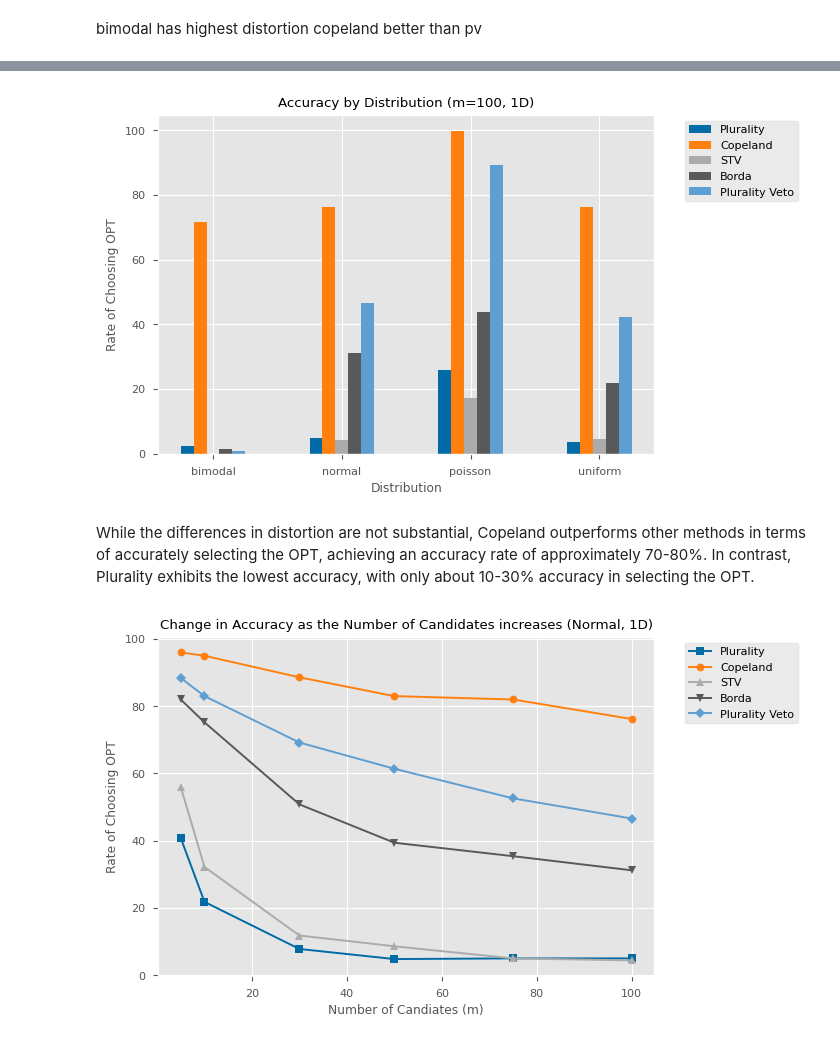
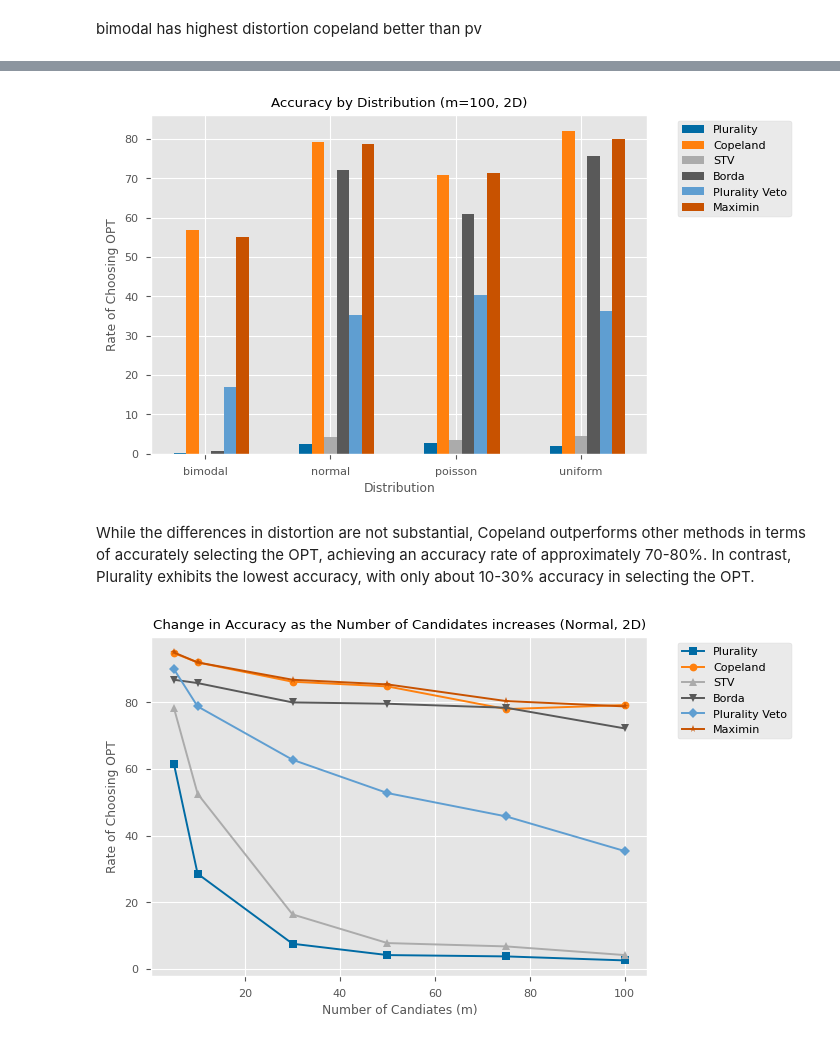
Before and after one commit to JohnAsaro/voting-distortion-maximin-rule, a Jupyter notebook: Visualization2D_with_maximin.ipynb, the cells around one changed output, grey strips where cells are left out. Drawn from its saved outputs; the diff is of its cells as text; code cells hidden in the pictures.

```diff
--- a/Visualization2D_with_maximin.ipynb
+++ b/Visualization2D_with_maximin.ipynb
@@ -780,32 +780,32 @@ plt.show()
 # %%
 # Extract the data
 distribution = accuracy_by_distribution_m100["Distribution"]
 
 # Set the width of each bar
 bar_width = 0.1
 
 # Define x-axis positions for the bars
 x = np.arange(len(distribution))
 
 # Create the bar plots for each distortion metric
 plt.bar(x - 2 * bar_width, accuracy_by_distribution_m100["Plurality_percentage"], width=bar_width, label="Plurality")
 plt.bar(x - bar_width, accuracy_by_distribution_m100["Copeland_percentage"], width=bar_width, label="Copeland")
 plt.bar(x, accuracy_by_distribution_m100["STV_percentage"], width=bar_width, label="STV")
 plt.bar(x + bar_width, accuracy_by_distribution_m100["Borda_percentage"], width=bar_width, label="Borda")
 # plt.bar(x + 2 * bar_width, accuracy_by_distribution_m10["STAR_percentage"], width=bar_width, label="STAR")
 plt.bar(x + 2 * bar_width, accuracy_by_distribution_m100["PluralityVeto_percentage"], width=bar_width, label="Plurality Veto")
-plt.bar(x + 4 * bar_width, accuracy_by_distribution_m100["Maximin_percentage"], width=bar_width, label="Maximin")
+plt.bar(x + 3 * bar_width, accuracy_by_distribution_m100["Maximin_percentage"], width=bar_width, label="Maximin")
 
 # Customize the plot
 plt.xlabel("Distribution")
 plt.ylabel("Rate of Choosing OPT")
-plt.title("Accuracy by Distribution (m=100, 1D)")
+plt.title("Accuracy by Distribution (m=100, 2D)")
 plt.xticks(x, distribution)
 plt.legend(bbox_to_anchor=(1.05, 1), loc='upper left')
 
 plt.show()
 # %% [output]
-[figure, old version]
+[figure, new version]
 # %% [markdown]
 While the differences in distortion are not substantial, Copeland outperforms other methods in terms of accurately selecting the OPT, achieving an accuracy rate of approximately 70-80%.
 In contrast, Plurality exhibits the lowest accuracy, with only about 10-30% accuracy in selecting the OPT.
@@ -864,18 +864,18 @@ plt.plot(accuracy_by_m_normal.index, accuracy_by_m_normal["STV_percentage"],styl
 plt.plot(accuracy_by_m_normal.index, accuracy_by_m_normal["Borda_percentage"], styles1[3],label="Borda")
 # plt.plot(accuracy_by_m_normal.index, accuracy_by_m_normal["STAR_percentage"], label="STAR")
 plt.plot(accuracy_by_m_normal.index, accuracy_by_m_normal["PluralityVeto_percentage"], styles1[4], label="Plurality Veto")
-plt.plot(accuracy_by_m_normal.index, accuracy_by_m_normal["Maximin_Distortion_avg"], styles2[5], label="Avg Maximin", color = CB_color_cycle[5])
+plt.plot(accuracy_by_m_normal.index, accuracy_by_m_normal["Maximin_percentage"], styles1[5], label="Maximin")
 
 # Customize the plot
 plt.xlabel("Number of Candiates (m)")
 plt.ylabel("Rate of Choosing OPT")
-plt.title("Change in Accuracy as the Number of Candidates increases (Normal, 1D)")
+plt.title("Change in Accuracy as the Number of Candidates increases (Normal, 2D)")
 plt.legend(bbox_to_anchor=(1.05, 1), loc='upper left')
 
 # Show the plot
 plt.show()
 # %% [output]
-[figure, old version]
+[figure, new version]
 # %%
 plt.plot(accuracy_by_m_uniform.index, accuracy_by_m_uniform["Plurality_percentage"], styles1[0], label="Plurality")
 plt.plot(accuracy_by_m_uniform.index, accuracy_by_m_uniform["Copeland_percentage"], styles1[1], label="Copeland")
```
Also changed, not shown: parts of 42 cells of this notebook, 6 other files.
